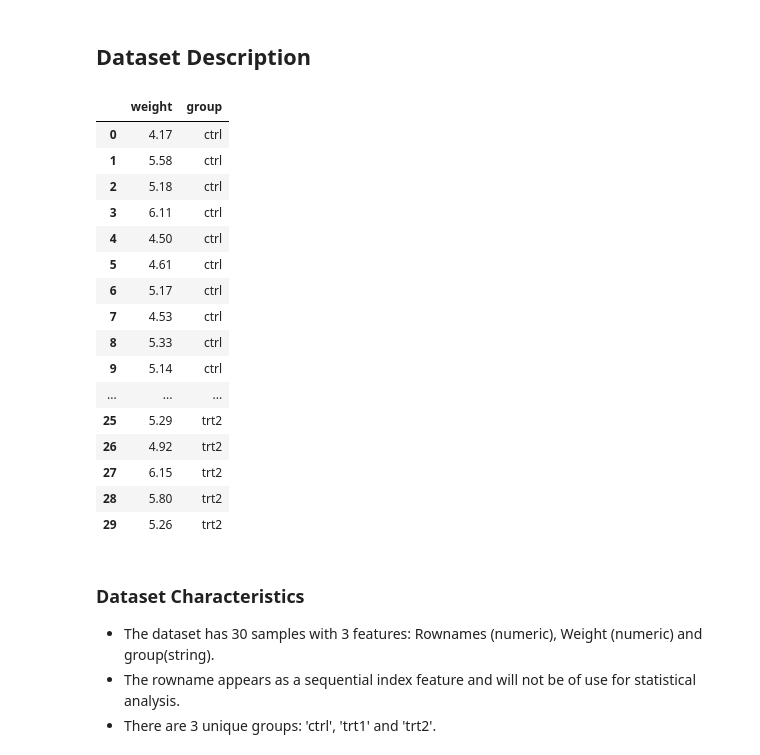
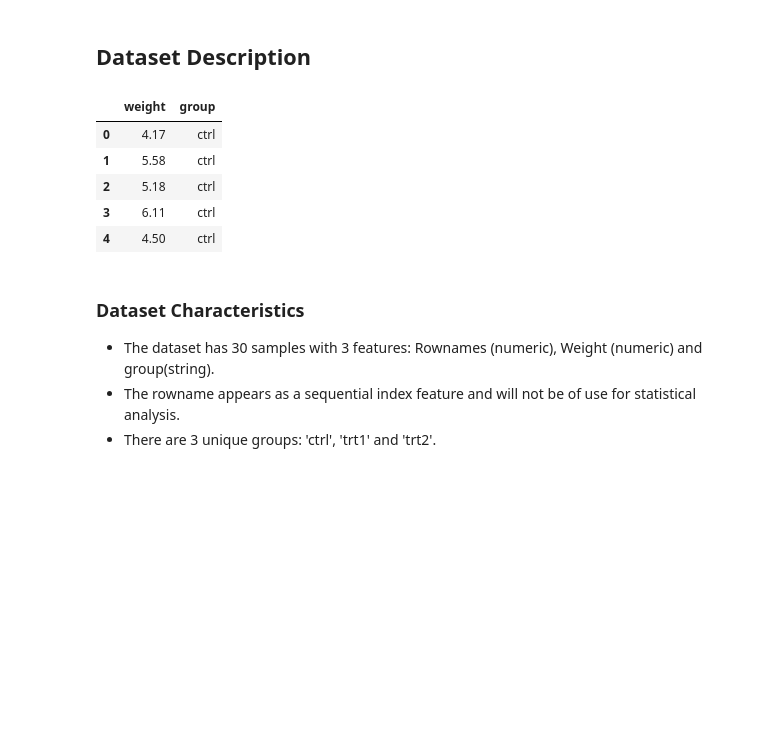
Before and after one commit to Eilis9/applied_statistics, a Jupyter notebook: project.ipynb, the cells around one changed output. Cells and saved outputs as stored; diff of their text form; code cells hidden in the pictures; blank space fills up the shorter version.

```diff
--- a/project.ipynb
+++ b/project.ipynb
@@ -69,25 +68,14 @@ for item in group_names:
 # %%
 # Create dataframe without rownmames
 weight_data = data.drop(columns='rownames')
-weight_data
+weight_data.head()
 # %% [output]
 |  | weight | group |
 | 0 | 4.17 | ctrl |
 | 1 | 5.58 | ctrl |
 | 2 | 5.18 | ctrl |
 | 3 | 6.11 | ctrl |
 | 4 | 4.50 | ctrl |
-| 5 | 4.61 | ctrl |
-| 6 | 5.17 | ctrl |
-| 7 | 4.53 | ctrl |
-| 8 | 5.33 | ctrl |
-| 9 | 5.14 | ctrl |
-| ... | ... | ... |
-| 25 | 5.29 | trt2 |
-| 26 | 4.92 | trt2 |
-| 27 | 6.15 | trt2 |
-| 28 | 5.80 | trt2 |
-| 29 | 5.26 | trt2 |
 # %% [markdown]
 ### Dataset Characteristics
  - The dataset has 30 samples with 3 features: Rownames (numeric), Weight (numeric) and group(string).
```
Also changed, not shown: parts of 7 cells of this notebook, 2 other files.
